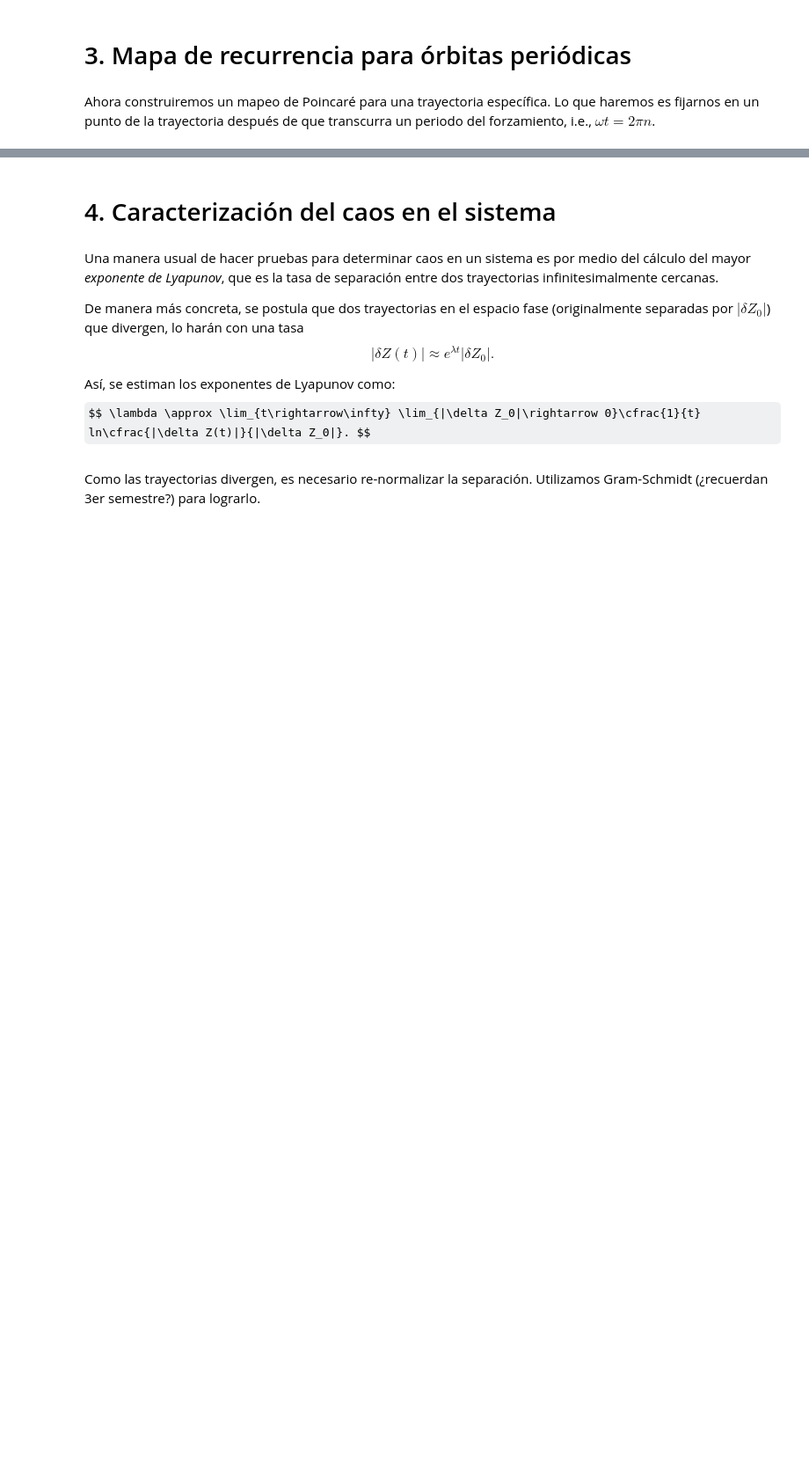
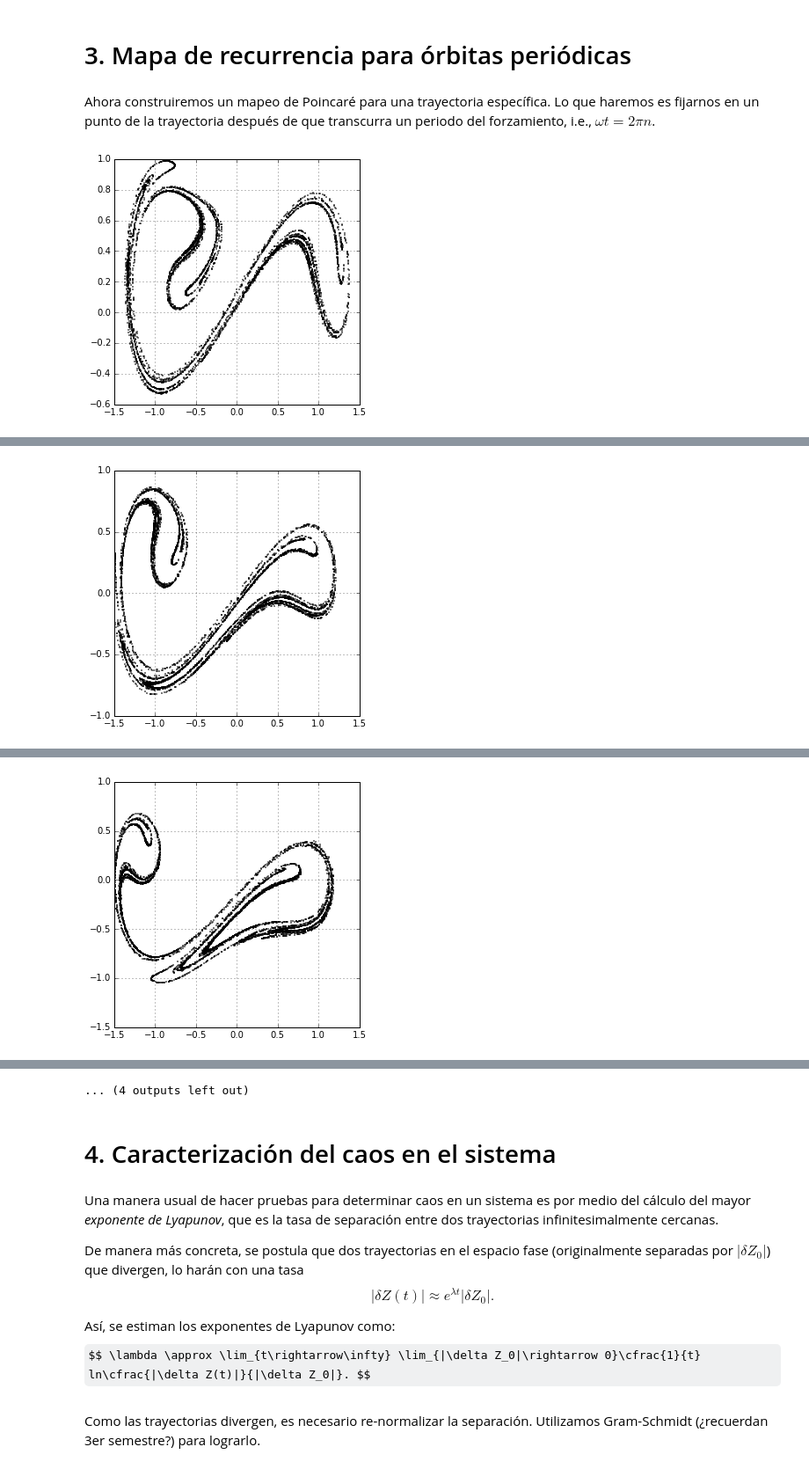
Before and after one commit to luyves/proyecto, a Jupyter notebook: Oscilador de Duffing.ipynb, the cells around one changed output, grey strips where cells are left out. Shown at 88% size. Saved outputs shown, nothing was run; the diff lists cells and outputs as text; code cells hidden in the pictures; some formulas as TeX source; blank space fills up the shorter version.

Commit message:
Agrego graficas de mapeo de Poincare variando fase

```diff
--- a/Oscilador de Duffing.ipynb
+++ b/Oscilador de Duffing.ipynb
@@ -236,5 +237,12 @@ Wall time: 13 ms
 # 3. Mapa de recurrencia para órbitas periódicas
 # %% [markdown]
 Ahora construiremos un mapeo de Poincaré para una trayectoria específica. Lo que haremos es fijarnos en un punto de la trayectoria después de que transcurra un periodo del forzamiento, i.e., $\omega t=2\pi n$.
-# %%
-def Mapeo_Poincare(ec_mov,xini,tlist,alpha=5.,beta=1.,gamma=0.5,delta=0.2,omega=1.5): #x=(x1,x2)=(x,dx), tlist=[t0,tf]
+# %%
+def potencial(x,alpha=5.,beta=1.):
+    return 0.5*alpha*x**2+0.25*beta*x**4
+
+def cond_ini(x_ini,alpha=5.,beta=1.,E=0.15):#asumiremos que la particula tiene masa 1
+    T= E - potencial(x_ini,alpha,beta)
+    dx=np.sqrt(2*T)
+    pto_ini=[x_ini,dx]
+    return pto_ini
@@ -240,0 +282,32 @@ def Mapeo_Poincare(ec_mov,xini,tlist,alpha=5.,beta=1.,gamma=0.5,delta=0.2,omega=
+# %%
+def Mapeo_Poincare(func,tiempos,numTray = 100.,fase=0.0,error=1e-5,alpha=5.,beta=1.,gamma=0.5,delta=0.2,omega=1.5):
+    #x=(x1,x2)=(x,dx), tlist=[t0,tf]
+    plt.figure(figsize=(5,5))
+    args=(alpha,beta,gamma,delta,omega)
+    for k in xrange(numTray):
+        x_ini=uniform(-1.5,1.5)
+        pto_ini = cond_ini(x_ini,alpha,beta)
+        sol = spi.odeint(func, pto_ini, tiempos, args=args)
+        num = len(tiempos)
+        t_root = np.zeros(num)
+        p_root = np.zeros((num,2))
+        j=0
+        for i in xrange(num-1):
+            if mt.fmod(omega*tiempos[i+1]+fase,2*np.pi)-mt.fmod(omega*tiempos[i]+fase,2*np.pi)<0: #hubo un cruce
+                mi_dt=tiempos[i+1]-tiempos[i]
+                t_root[j], p_root[j] = root_trayect(sol[i],tiempos[i],mi_dt,fase,error,alpha,beta,gamma,delta,omega)
+                j += 1
+        t_root = t_root[0:j]
+        p_root = p_root[0:j]
+        #return t_root,p_root
+        plt.plot(p_root[:,0],p_root[:,1], '.', markersize= 2,color="black")
+        plt.xlim([-1.5,1.5])
+        #ylim([-6.,6.])
+    plt.grid()
+    plt.show()
+# %%
+fases=np.linspace(0.0,2*np.pi,8)
+for f in fases:
+    %time Mapeo_Poincare(ec_mov,tiempos,numTray=400,error=1e-5,fase=f,alpha=-1.,beta=1.,gamma=0.3,delta=0.2,omega=1.)
+# %% [output]
+[figure, added]
@@ -240,0 +315 @@ def Mapeo_Poincare(ec_mov,xini,tlist,alpha=5.,beta=1.,gamma=0.5,delta=0.2,omega=
+[figure, added]
@@ -240,0 +317 @@ def Mapeo_Poincare(ec_mov,xini,tlist,alpha=5.,beta=1.,gamma=0.5,delta=0.2,omega=
+[figure, added]
@@ -241,3 +325,4 @@ def Mapeo_Poincare(ec_mov,xini,tlist,alpha=5.,beta=1.,gamma=0.5,delta=0.2,omega=
+... (4 outputs left out)
 # %% [markdown]
 # 4. Caracterización del caos en el sistema
 # %% [markdown]
```
Also changed, not shown: parts of 5 cells of this notebook.
